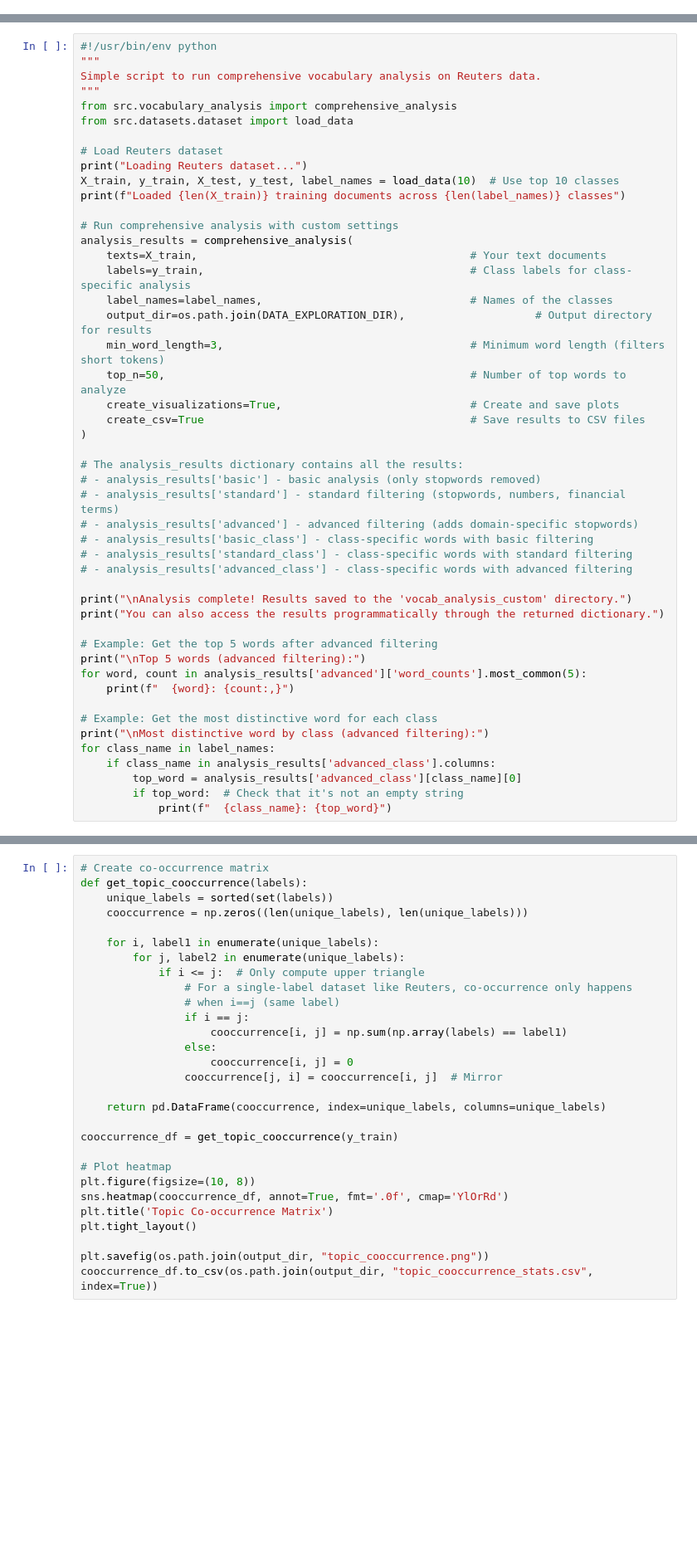
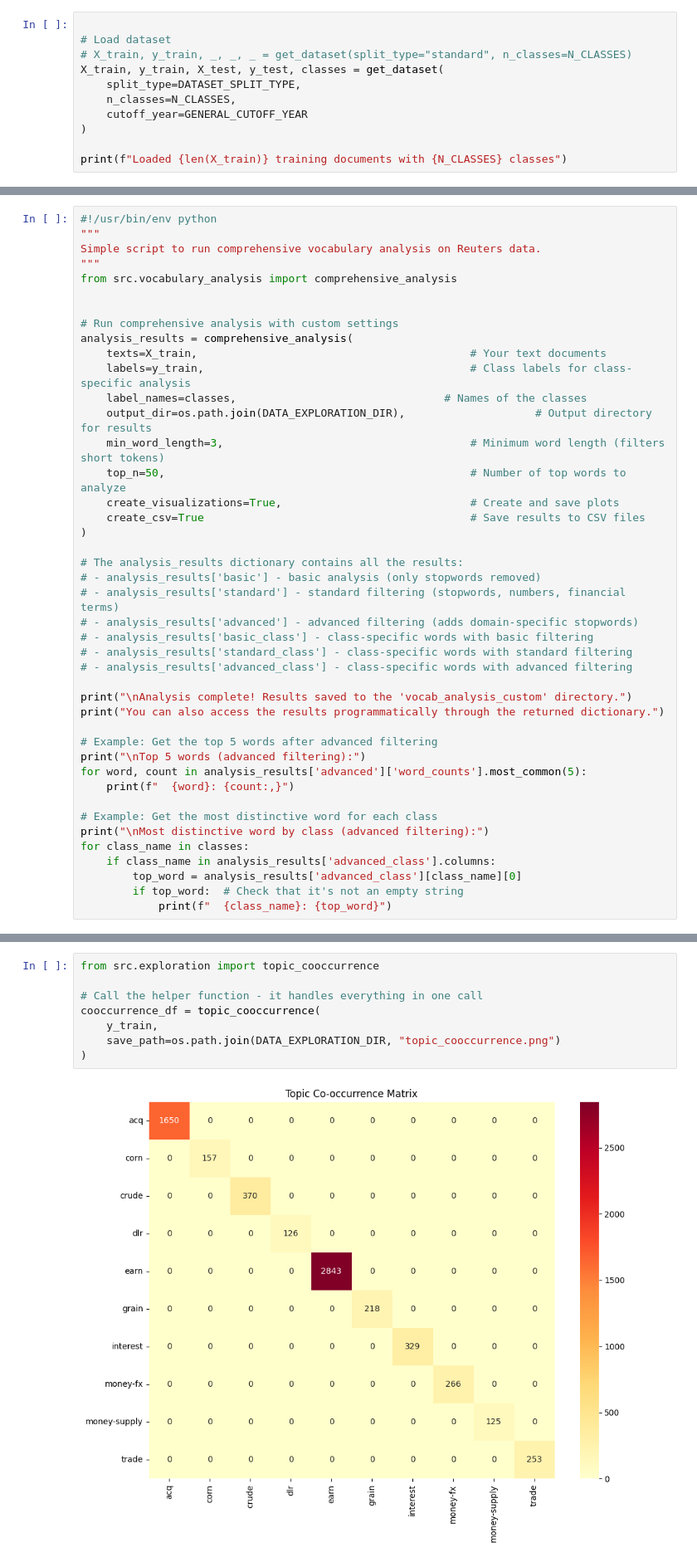
Before and after one commit to mmaceira/multi-model-intent-classifier, a Jupyter notebook: notebooks/02_Exploratory_Analysis.ipynb, the cells around one changed output, grey strips where cells are left out. Shown at 83% size. Drawn from its saved outputs; the diff is of its cells as text; blank space fills up the shorter version.

```diff
--- a/notebooks/02_Exploratory_Analysis.ipynb
+++ b/notebooks/02_Exploratory_Analysis.ipynb
@@ -56,0 +46,11 @@ Labels: ['earn', 'acq', 'crude', 'interest', 'money-fx', 'trade', 'grain', 'corn
+# %%
+
+# Load dataset
+# X_train, y_train, _, _, _ = get_dataset(split_type="standard", n_classes=N_CLASSES)
+X_train, y_train, X_test, y_test, classes = get_dataset(
+    split_type=DATASET_SPLIT_TYPE,
+    n_classes=N_CLASSES,
+    cutoff_year=GENERAL_CUTOFF_YEAR
+)
+
+print(f"Loaded {len(X_train)} training documents with {N_CLASSES} classes")
@@ -142,18 +137,13 @@ Let's examine the vocabulary characteristics of our dataset.
 Simple script to run comprehensive vocabulary analysis on Reuters data.
 """
 from src.vocabulary_analysis import comprehensive_analysis
-from src.datasets.dataset import load_data
 
-# Load Reuters dataset
-print("Loading Reuters dataset...")
-X_train, y_train, X_test, y_test, label_names = load_data(10)  # Use top 10 classes
-print(f"Loaded {len(X_train)} training documents across {len(label_names)} classes")
 
 # Run comprehensive analysis with custom settings
 analysis_results = comprehensive_analysis(
     texts=X_train,                                          # Your text documents
     labels=y_train,                                         # Class labels for class-specific analysis
-    label_names=label_names,                                # Names of the classes
+    label_names=classes,                                # Names of the classes
     output_dir=os.path.join(DATA_EXPLORATION_DIR),                    # Output directory for results
     min_word_length=3,                                      # Minimum word length (filters short tokens)
     top_n=50,                                               # Number of top words to analyze
@@ -179,7 +169,7 @@ for word, count in analysis_results['advanced']['word_counts'].most_common(5):
 
 # Example: Get the most distinctive word for each class
 print("\nMost distinctive word by class (advanced filtering):")
-for class_name in label_names:
+for class_name in classes:
     if class_name in analysis_results['advanced_class'].columns:
         top_word = analysis_results['advanced_class'][class_name][0]
         if top_word:  # Check that it's not an empty string
@@ -193,34 +197,15 @@ NameError: name 'output_dir' is not defined
 
 Let's examine if there are any patterns in how topics appear together in articles.
 # %%
-# Create co-occurrence matrix
-def get_topic_cooccurrence(labels):
-    unique_labels = sorted(set(labels))
-    cooccurrence = np.zeros((len(unique_labels), len(unique_labels)))
+from src.exploration import topic_cooccurrence
 
-    for i, label1 in enumerate(unique_labels):
-        for j, label2 in enumerate(unique_labels):
-            if i <= j:  # Only compute upper triangle
-                # For a single-label dataset like Reuters, co-occurrence only happens
-                # when i==j (same label)
-                if i == j:
-                    cooccurrence[i, j] = np.sum(np.array(labels) == label1)
-                else:
-                    cooccurrence[i, j] = 0
-                cooccurrence[j, i] = cooccurrence[i, j]  # Mirror
-
-    return pd.DataFrame(cooccurrence, index=unique_labels, columns=unique_labels)
-
-cooccurrence_df = get_topic_cooccurrence(y_train)
-
-# Plot heatmap
-plt.figure(figsize=(10, 8))
-sns.heatmap(cooccurrence_df, annot=True, fmt='.0f', cmap='YlOrRd')
-plt.title('Topic Co-occurrence Matrix')
-plt.tight_layout()
-
-plt.savefig(os.path.join(output_dir, "topic_cooccurrence.png"))
-cooccurrence_df.to_csv(os.path.join(output_dir, "topic_cooccurrence_stats.csv", index=True))
+# Call the helper function - it handles everything in one call
+cooccurrence_df = topic_cooccurrence(
+    y_train,
+    save_path=os.path.join(DATA_EXPLORATION_DIR, "topic_cooccurrence.png")
+)
+# %% [output]
+[figure, added]
 # %% [markdown]
 ## Key Findings
 
```
Also changed, not shown: parts of 6 cells of this notebook, 53 other files.
